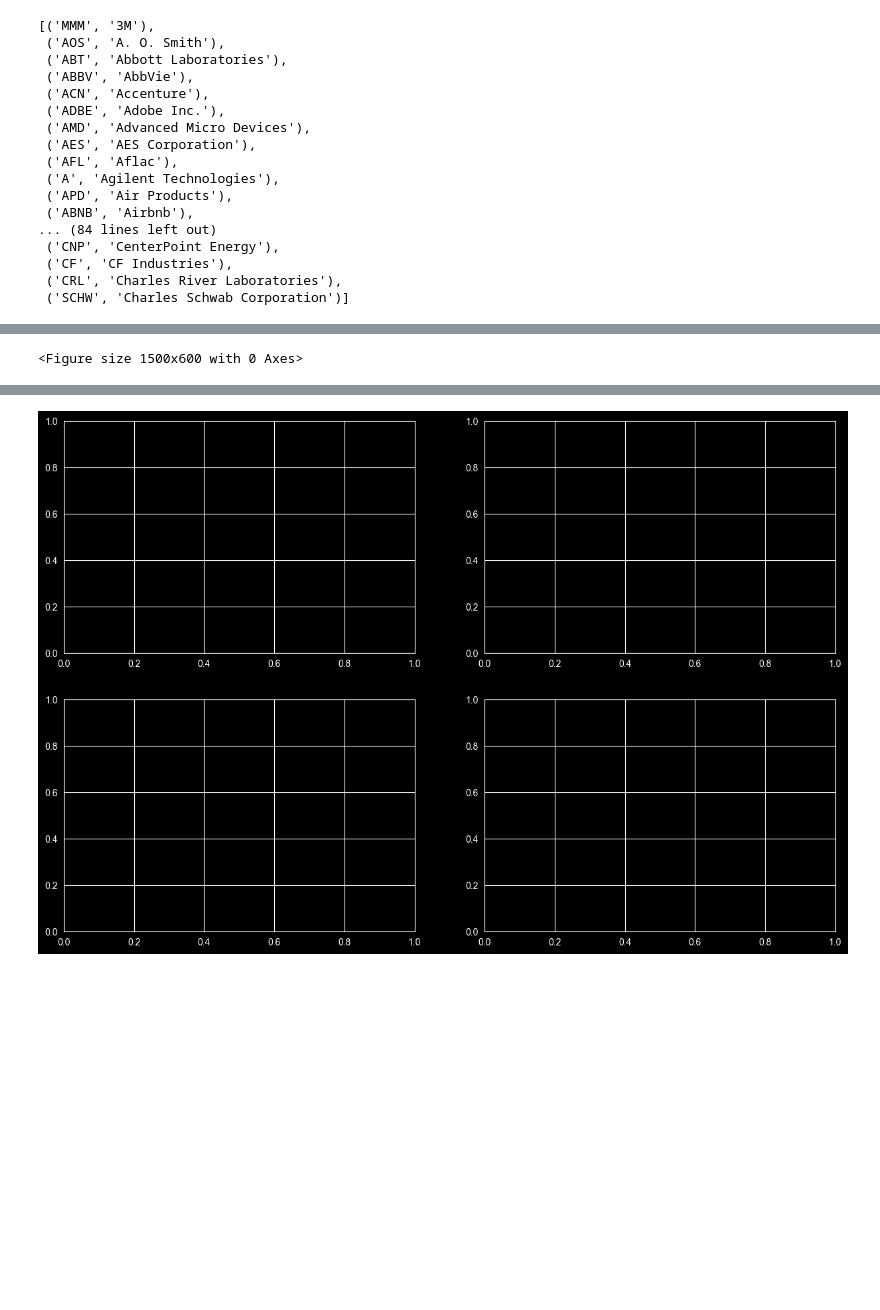
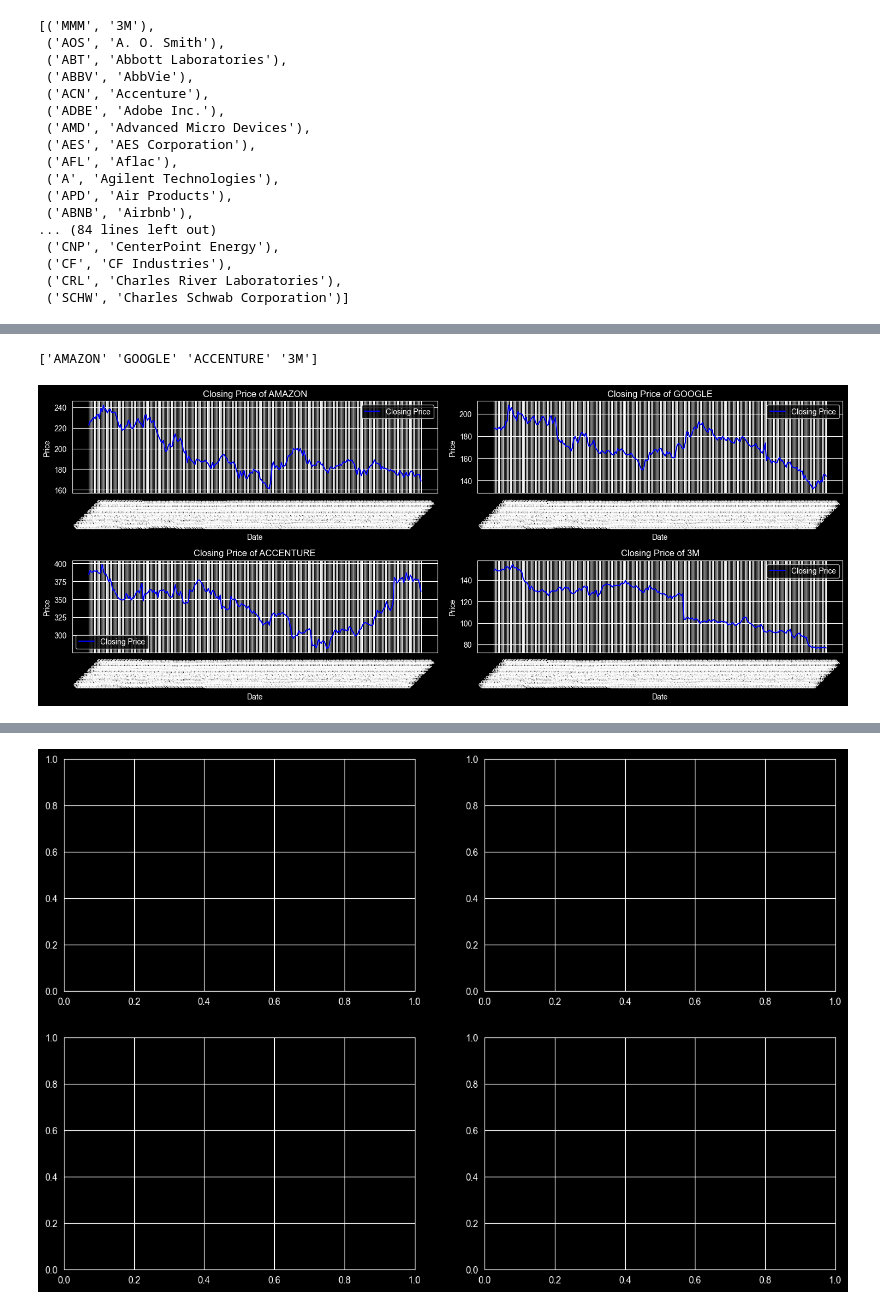
Before and after one commit to priyankaselvam4124/time-series-analysis, a Jupyter notebook: project.ipynb, the cells around one changed output, grey strips where cells are left out. Cells and saved outputs as stored; diff of their text form; code cells hidden in the pictures; blank space fills up the shorter version.

```diff
--- a/project.ipynb
+++ b/project.ipynb
@@ -213,20 +192,33 @@ Vol.        0
 Change %    0
 Company     0
 dtype: int64
+# %%
+
+print(df["Company"].unique())  # Check again
+# %% [output]
+['AMAZON' 'GOOGLE' 'ACCENTURE' '3M']
 # %%
-#lets plot visualizations on closing prices
-tech_list=['AMZN','GOOG','ACN','MMM']
 
-plt.figure(figsize=(15,6))
-plt.subplots_adjust(top=1.25,bottom=1.2)
-for i,(company,name) in enumerate(zip(company_list,company_name),1):
-    plt.subplot(2,2,i)
-    company['Close'].plot()
-    plt.ylabel('Close Price')
-    plt.xlabel(None)
-    plt.title(f"closing price of {name}")
+# Define the list of companies
+tech_list = ["AMAZON", "GOOGLE", "ACCENTURE", "3M"]
+
+# Create the figure
+plt.figure(figsize=(15, 6))
+plt.subplots_adjust(top=1.25, bottom=1.2)
+
+# Loop through each company and plot
+for i, company in enumerate(tech_list, 1):
+    plt.subplot(2, 2, i)
+    company_df = df[df["Company"] == company]  # Filter data for each company
+    plt.plot(company_df["Date"], company_df["Price"], label="Closing Price", color="b")
+    plt.xlabel("Date")
+    plt.ylabel("Price")
+    plt.title(f"Closing Price of {company}")
+    plt.xticks(rotation=45)
+    plt.legend()
+
 plt.tight_layout()
 plt.show()
 # %% [output]
-<Figure size 1500x600 with 0 Axes>
+[figure, added]
 # %%
```
Also changed, not shown: parts of 7 cells of this notebook.
